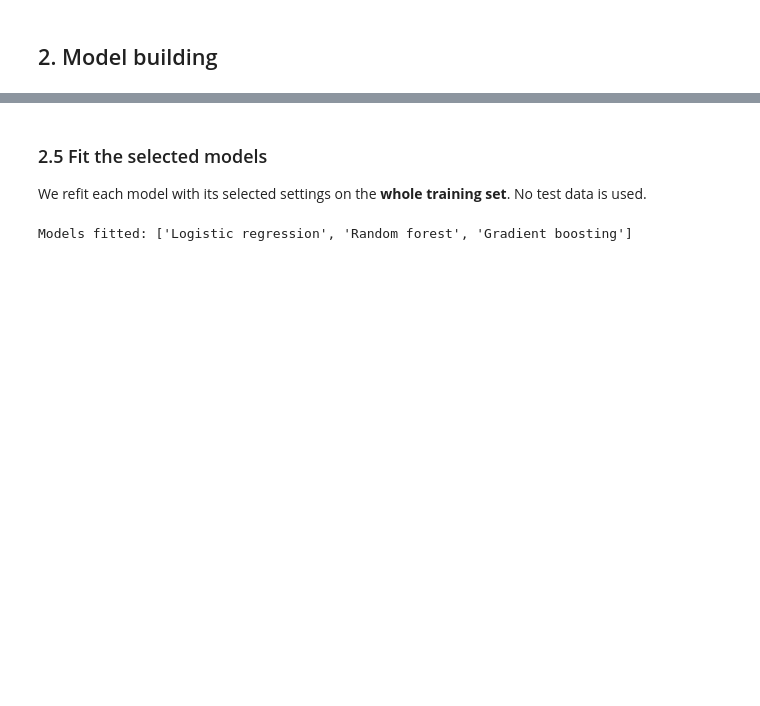
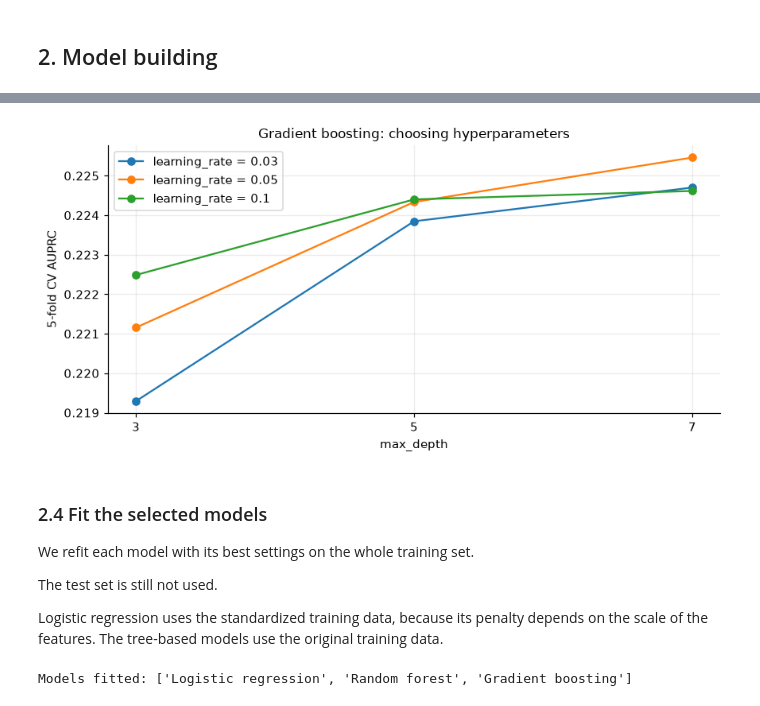
Before and after one commit to lindatruong/AIML-2026-Group-Project-, a Jupyter notebook: diabetes_readmission_group4.ipynb, the cells around one changed output, grey strips where cells are left out. Cells and saved outputs as stored; diff of their text form; code cells hidden in the pictures; blank space fills up the shorter version.

```diff
--- a/diabetes_readmission_group4.ipynb
+++ b/diabetes_readmission_group4.ipynb
@@ -446,5 +548,38 @@ Selected (learning_rate, max_depth): (0.1, 5)
+# %%
+# Plot the gradient-boosting tuning results.
+
+plt.figure(figsize=(8, 4))
+
+for learning_rate in learning_rates:
+
+    mean_scores = [
+        boost_scores[(learning_rate, depth)].mean()
+        for depth in depths
+    ]
+
+    plt.plot(
+        depths,
+        mean_scores,
+        marker="o",
+        label=f"learning_rate = {learning_rate}"
+    )
+
+plt.xticks(depths)
+plt.xlabel("max_depth")
+plt.ylabel("5-fold CV AUPRC")
+plt.title("Gradient boosting: choosing hyperparameters")
+plt.legend()
+plt.tight_layout()
+plt.show()
+# %% [output]
+[figure, added]
 # %% [markdown]
-### 2.5 Fit the selected models
+### 2.4 Fit the selected models
 
-We refit each model with its selected settings on the **whole training set**. No test data is used.
+We refit each model with its best settings on the whole training set.
+
+The test set is still not used.
+
+Logistic regression uses the standardized training data, because its penalty depends
+on the scale of the features. The tree-based models use the original training data.
 # %%
```
Also changed, not shown: parts of 24 cells of this notebook.
